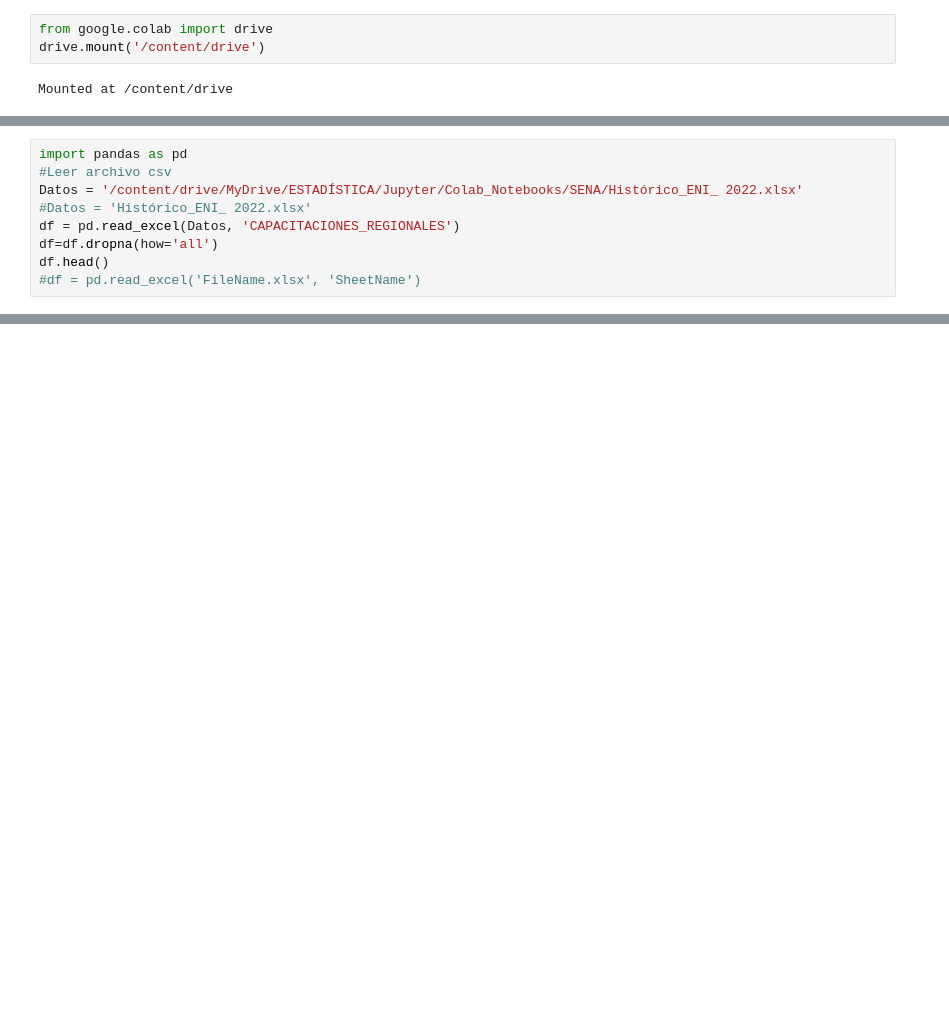
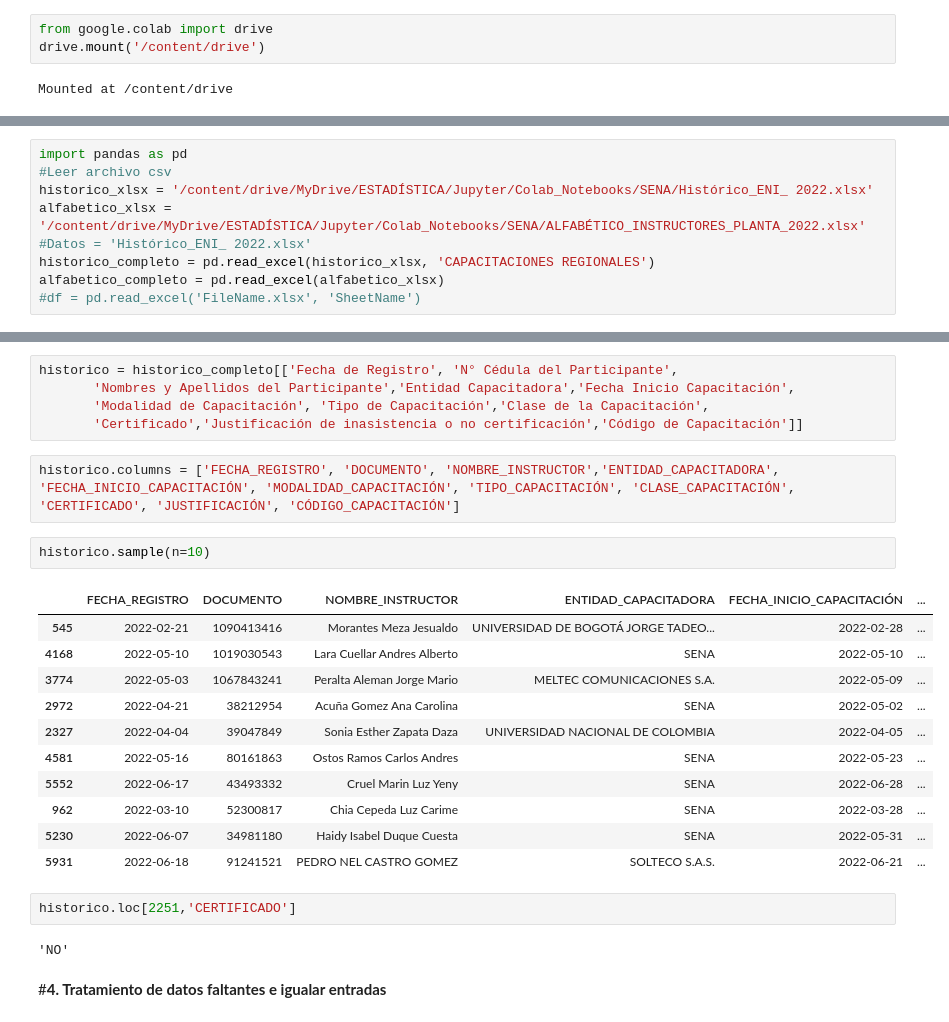
Before and after one commit to diego-borja/SENA, a Jupyter notebook: Histórico_ENI_2022.ipynb, the cells around one changed output, grey strips where cells are left out. Cells and saved outputs as stored; diff of their text form; blank space fills up the shorter version.

```diff
--- a/Histórico_ENI_2022.ipynb
+++ b/Histórico_ENI_2022.ipynb
@@ -8,9 +10,9 @@ Mounted at /content/drive
 # %%
 import pandas as pd
 #Leer archivo csv
-Datos = '/content/drive/MyDrive/ESTADÍSTICA/Jupyter/Colab_Notebooks/SENA/Histórico_ENI_ 2022.xlsx'
+historico_xlsx = '/content/drive/MyDrive/ESTADÍSTICA/Jupyter/Colab_Notebooks/SENA/Histórico_ENI_ 2022.xlsx'
+alfabetico_xlsx = '/content/drive/MyDrive/ESTADÍSTICA/Jupyter/Colab_Notebooks/SENA/ALFABÉTICO_INSTRUCTORES_PLANTA_2022.xlsx'
 #Datos = 'Histórico_ENI_ 2022.xlsx'
-df = pd.read_excel(Datos, 'CAPACITACIONES_REGIONALES')
-df=df.dropna(how='all')
-df.head()
+historico_completo = pd.read_excel(historico_xlsx, 'CAPACITACIONES REGIONALES')
+alfabetico_completo = pd.read_excel(alfabetico_xlsx)
 #df = pd.read_excel('FileName.xlsx', 'SheetName')
@@ -49,0 +127,27 @@ Name: N° Cédula del Participante, Length: 7133, dtype: object
+# %%
+historico = historico_completo[['Fecha de Registro', 'N° Cédula del Participante',
+       'Nombres y Apellidos del Participante','Entidad Capacitadora','Fecha Inicio Capacitación',
+       'Modalidad de Capacitación', 'Tipo de Capacitación','Clase de la Capacitación',
+       'Certificado','Justificación de inasistencia o no certificación','Código de Capacitación']]
+# %%
+historico.columns = ['FECHA_REGISTRO', 'DOCUMENTO', 'NOMBRE_INSTRUCTOR','ENTIDAD_CAPACITADORA', 'FECHA_INICIO_CAPACITACIÓN', 'MODALIDAD_CAPACITACIÓN', 'TIPO_CAPACITACIÓN', 'CLASE_CAPACITACIÓN', 'CERTIFICADO', 'JUSTIFICACIÓN', 'CÓDIGO_CAPACITACIÓN']
+# %%
+historico.sample(n=10)
+# %% [output]
+|  | FECHA_REGISTRO | DOCUMENTO | NOMBRE_INSTRUCTOR | ENTIDAD_CAPACITADORA | FECHA_INICIO_CAPACITACIÓN | ... |
+| 545 | 2022-02-21 | 1090413416 | Morantes Meza Jesualdo | UNIVERSIDAD DE BOGOTÁ JORGE TADEO... | 2022-02-28 | ... |
+| 4168 | 2022-05-10 | 1019030543 | Lara Cuellar Andres Alberto | SENA | 2022-05-10 | ... |
+| 3774 | 2022-05-03 | 1067843241 | Peralta Aleman Jorge Mario | MELTEC COMUNICACIONES S.A. | 2022-05-09 | ... |
+| 2972 | 2022-04-21 | 38212954 | Acuña Gomez Ana Carolina | SENA | 2022-05-02 | ... |
+| 2327 | 2022-04-04 | 39047849 | Sonia Esther Zapata Daza | UNIVERSIDAD NACIONAL DE COLOMBIA | 2022-04-05 | ... |
+| 4581 | 2022-05-16 | 80161863 | Ostos Ramos Carlos Andres | SENA | 2022-05-23 | ... |
+| 5552 | 2022-06-17 | 43493332 | Cruel Marin Luz Yeny | SENA | 2022-06-28 | ... |
+| 962 | 2022-03-10 | 52300817 | Chia Cepeda Luz Carime | SENA | 2022-03-28 | ... |
+| 5230 | 2022-06-07 | 34981180 | Haidy Isabel Duque Cuesta | SENA | 2022-05-31 | ... |
+| 5931 | 2022-06-18 | 91241521 | PEDRO NEL CASTRO GOMEZ | SOLTECO S.A.S. | 2022-06-21 | ... |
+# %%
+historico.loc[2251,'CERTIFICADO']
+# %% [output]
+'NO'
+# %% [markdown]
+#**4. Tratamiento de datos faltantes e igualar entradas**
```
Also changed, not shown: parts of 41 cells of this notebook.
